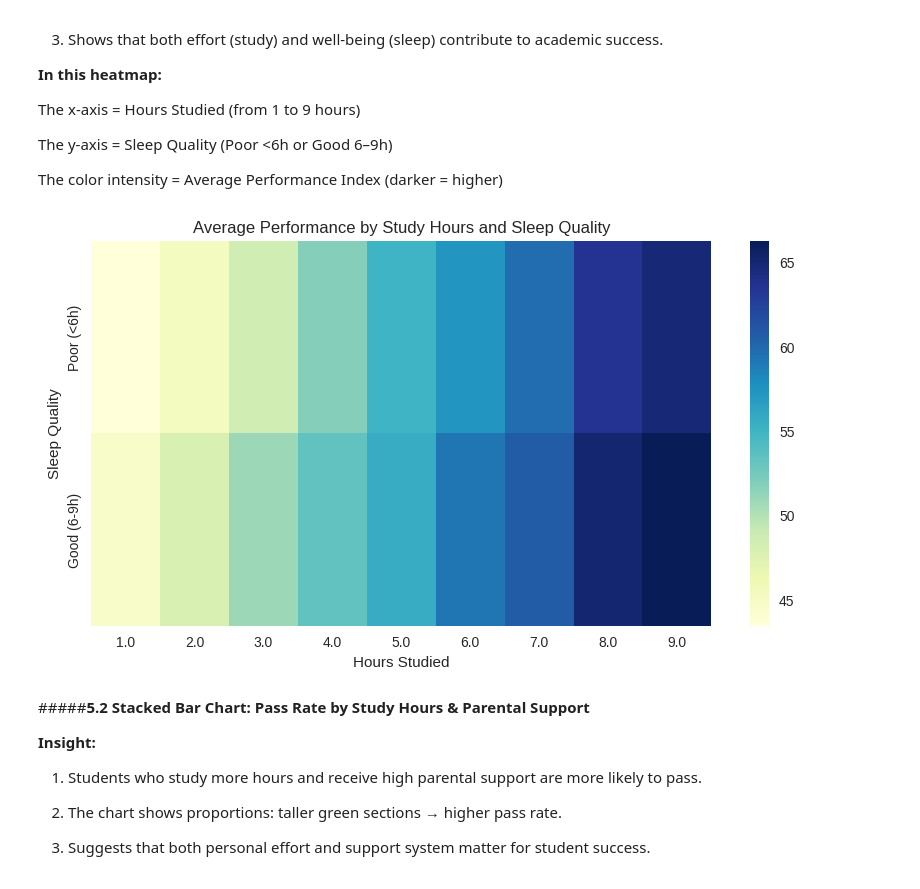
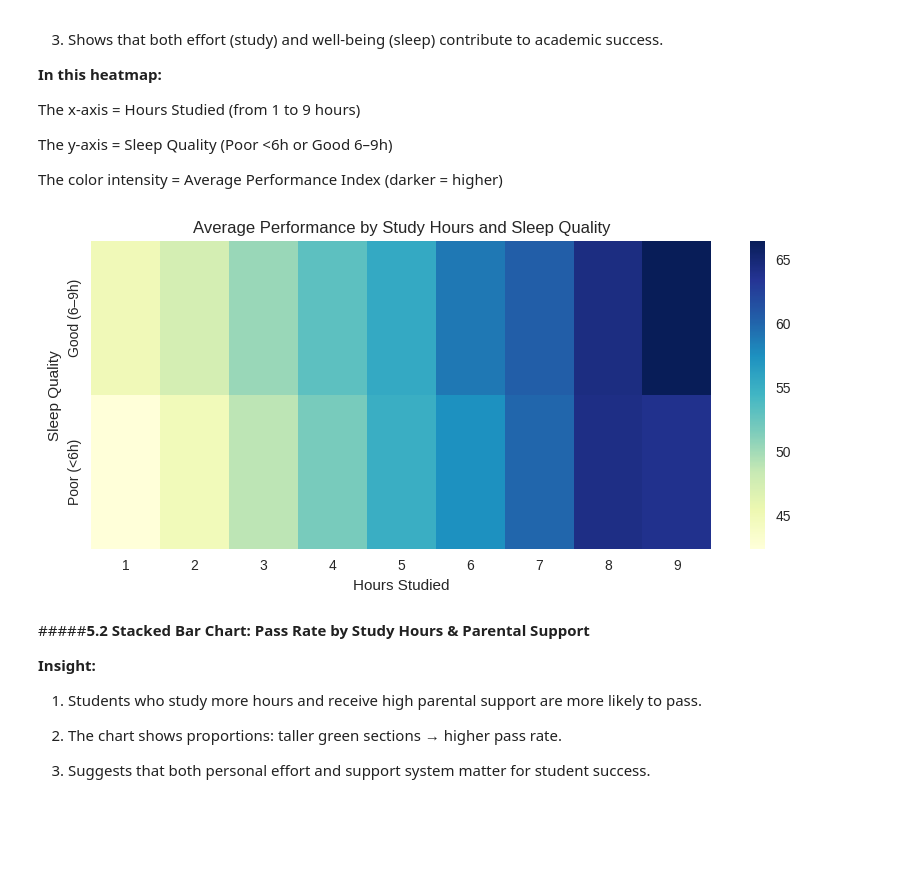
Before and after one commit to MariamMohamed20/Student_Performance_Analysis, a Jupyter notebook: Student_Performance_Analysis_.ipynb, the cells around one changed output. Saved outputs shown, nothing was run; the diff lists cells and outputs as text; code cells hidden in the pictures; blank space fills up the shorter version.

Commit message:
Data Analysis Project

```diff
--- a/Student_Performance_Analysis_.ipynb
+++ b/Student_Performance_Analysis_.ipynb
@@ -19,7 +19,7 @@ from sklearn.feature_selection import mutual_info_regression, mutual_info_classi
 #Loading the Dataset
 Load the student dataset and display the first few rows to understand the structure of the data.
 # %%
-data = pd.read_csv('/content/Data.csv')
+data = pd.read_csv('/Data analysis progect dataset.csv')
 df=pd.DataFrame(data)
 df.head()
 # %% [output]
@@ -1253,21 +1253,29 @@ The y-axis = Sleep Quality (Poor <6h or Good 6–9h)
 
 The color intensity = Average Performance Index (darker = higher)
 # %%
-pivot = df.pivot_table(
+# Create pivot table (no new columns)
+pivot = pd.pivot_table(
+    df,
     values='Performance Index',
-    index='Sleep_Quality',
-    columns='Hours Studied',
+    index=df['Sleep Hours'].apply(lambda x: 'Good (6–9h)' if x >= 6 else 'Poor (<6h)'),
+    columns=df['Hours Studied'].astype(int),
     aggfunc='mean'
 )
 
-plt.figure(figsize=(10, 5))
-sns.heatmap(pivot, cmap='YlGnBu')
+# Keep only hours from 1 to 9
+pivot = pivot.loc[:, (pivot.columns >= 1) & (pivot.columns <= 9)]
+
+# Plot heatmap WITHOUT numbers inside squares
+plt.figure(figsize=(10, 4))
+sns.heatmap(pivot, annot=False, cmap='YlGnBu')
+
 plt.title('Average Performance by Study Hours and Sleep Quality')
 plt.xlabel('Hours Studied')
 plt.ylabel('Sleep Quality')
+
 plt.show()
 # %% [output]
-[figure, old version]
+[figure, new version]
 # %% [markdown]
 #####**5.2 Stacked Bar Chart: Pass Rate by Study Hours & Parental Support**
 
```
Also changed, not shown: parts of 59 cells of this notebook.
